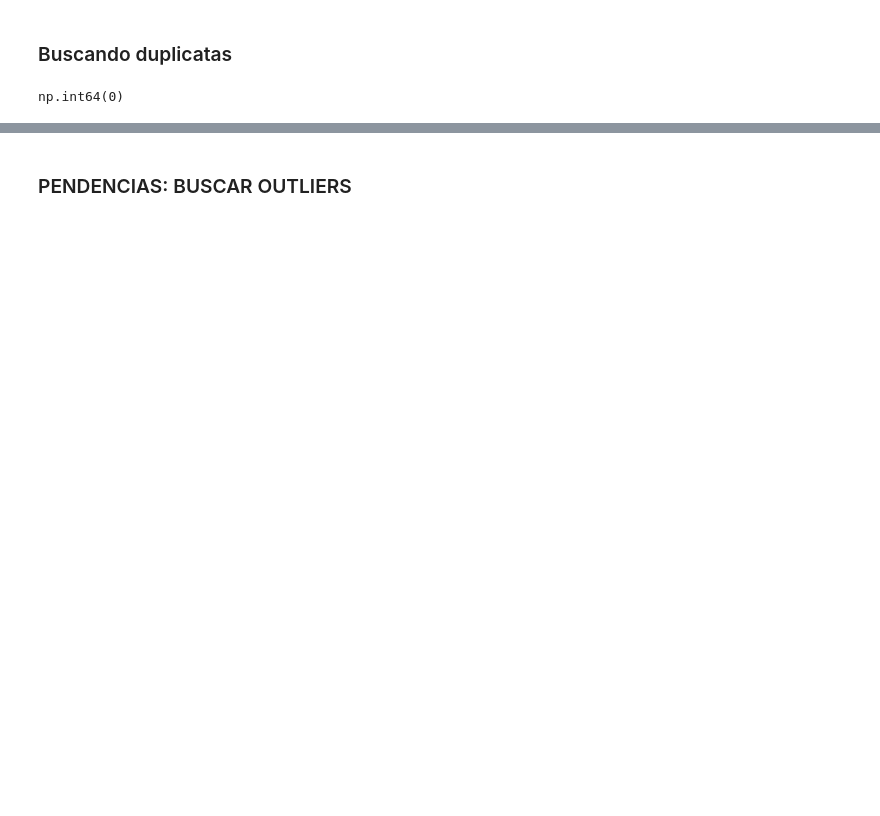
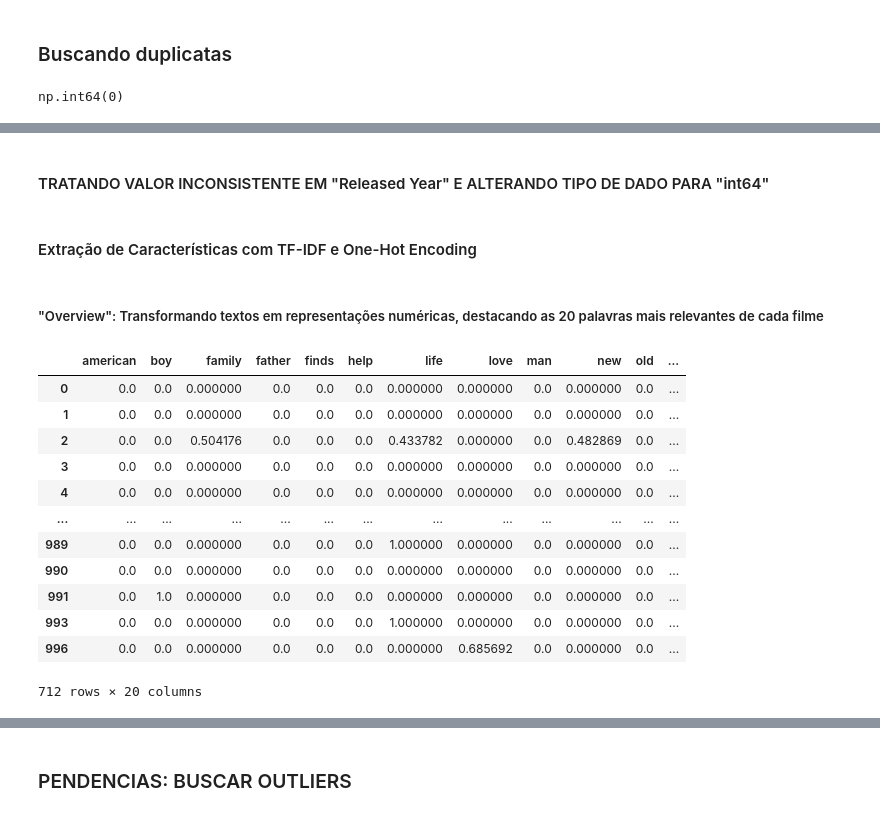
Before and after one commit to HeuerBcH/LH_CD_BERNARDOCARNEIROHEUERGUIMARAES, a Jupyter notebook: notebooks/data-init.ipynb, the cells around one changed output, grey strips where cells are left out. Cells and saved outputs as stored; diff of their text form; code cells hidden in the pictures; blank space fills up the shorter version.

```diff
--- a/notebooks/data-init.ipynb
+++ b/notebooks/data-init.ipynb
@@ -107,0 +123,4 @@ df_filtered.head(5)
+# %%
+df["Runtime /min"] = df["Runtime"].str.replace(" min", "").astype("int64") # CONVERTENDO A COLUNA PARA O TIPO "int64", RENOMEANDO A COLUNA E REMOVENDO SUFIXO " min" DOS VALORES
+df.drop(columns=["Runtime"], inplace=True)
+df.head(5)
@@ -107,0 +136,3 @@ df_filtered.head(5)
+# %%
+df['Genre'] = df['Genre'].str.split(", ")
+df['Genre'].head(5)
@@ -107,0 +148,4 @@ df_filtered.head(5)
+# %%
+df.loc[:, 'Gross'] = df['Gross'].str.replace(',', '')
+df['Gross'] = df['Gross'].astype('int64')
+df["Gross"]
@@ -107,0 +185,30 @@ df_filtered.head(5)
+# %% [markdown]
+#### TRATANDO VALOR INCONSISTENTE EM "Released Year" E ALTERANDO TIPO DE DADO PARA "int64"
+# %%
+df = df[df["Released_Year"]!="PG"]
+df['Released_Year'] = df['Released_Year'].astype('int64')
+# %% [markdown]
+#### Extração de Características com TF-IDF e One-Hot Encoding
+# %% [markdown]
+##### "Overview": Transformando textos em representações numéricas, destacando as 20 palavras mais relevantes de cada filme
+# %%
+tfidf = TfidfVectorizer(stop_words='english', max_features=20) # Instanciando um TfidfVectorizer
+tfidf_overview = tfidf.fit_transform(df['Overview']) # Capturando palavras mais relevantes das Overviews dos filmes
+
+df_tfidf_overview = pd.DataFrame(tfidf_overview.toarray(), columns=tfidf.get_feature_names_out(), index=df.index) # Criando um DataFrame onde: colunas = palavras extraidas; linhas = filmes
+df_tfidf_overview.to_excel('../outputs/TfidfOverview.xlsx', index=False) # Transformando DataFrame em um arquivo Excel para armazenamento
+df_tfidf_overview
+# %% [output]
+|  | american | boy | family | father | finds | help | life | love | man | new | old | ... |
+| 0 | 0.0 | 0.0 | 0.000000 | 0.0 | 0.0 | 0.0 | 0.000000 | 0.000000 | 0.0 | 0.000000 | 0.0 | ... |
+| 1 | 0.0 | 0.0 | 0.000000 | 0.0 | 0.0 | 0.0 | 0.000000 | 0.000000 | 0.0 | 0.000000 | 0.0 | ... |
+| 2 | 0.0 | 0.0 | 0.504176 | 0.0 | 0.0 | 0.0 | 0.433782 | 0.000000 | 0.0 | 0.482869 | 0.0 | ... |
+| 3 | 0.0 | 0.0 | 0.000000 | 0.0 | 0.0 | 0.0 | 0.000000 | 0.000000 | 0.0 | 0.000000 | 0.0 | ... |
+| 4 | 0.0 | 0.0 | 0.000000 | 0.0 | 0.0 | 0.0 | 0.000000 | 0.000000 | 0.0 | 0.000000 | 0.0 | ... |
+| ... | ... | ... | ... | ... | ... | ... | ... | ... | ... | ... | ... | ... |
+| 989 | 0.0 | 0.0 | 0.000000 | 0.0 | 0.0 | 0.0 | 1.000000 | 0.000000 | 0.0 | 0.000000 | 0.0 | ... |
+| 990 | 0.0 | 0.0 | 0.000000 | 0.0 | 0.0 | 0.0 | 0.000000 | 0.000000 | 0.0 | 0.000000 | 0.0 | ... |
+| 991 | 0.0 | 1.0 | 0.000000 | 0.0 | 0.0 | 0.0 | 0.000000 | 0.000000 | 0.0 | 0.000000 | 0.0 | ... |
+| 993 | 0.0 | 0.0 | 0.000000 | 0.0 | 0.0 | 0.0 | 1.000000 | 0.000000 | 0.0 | 0.000000 | 0.0 | ... |
+| 996 | 0.0 | 0.0 | 0.000000 | 0.0 | 0.0 | 0.0 | 0.000000 | 0.685692 | 0.0 | 0.000000 | 0.0 | ... |
+712 rows × 20 columns
```
Also changed, not shown: parts of 29 cells of this notebook, 3 other files.
